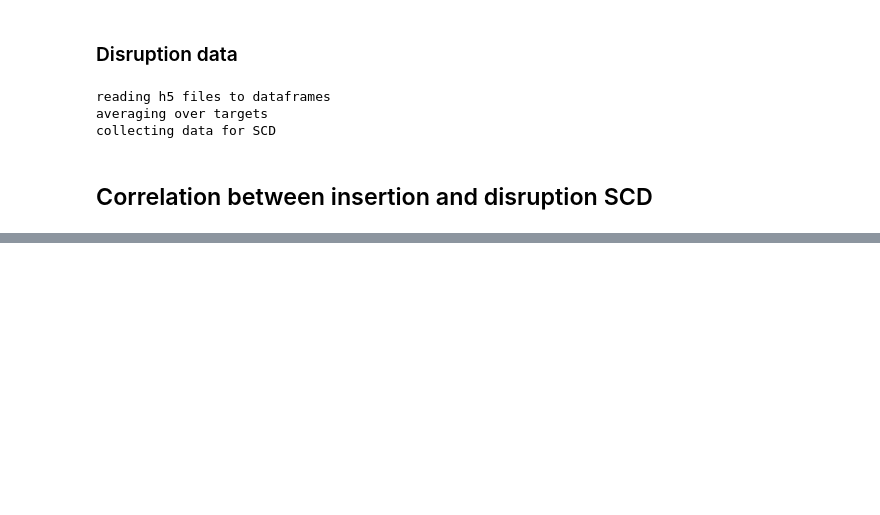
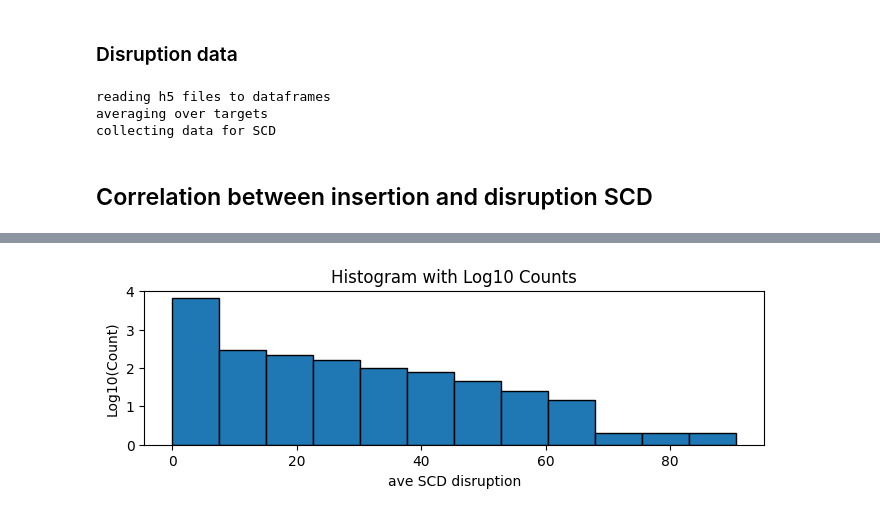
Before and after one commit to Fudenberg-Research-Group/akitaV2-analyses, a Jupyter notebook: experiments/virtual_insertion_singletons/analysis/insertion_disruption_correlation.ipynb, the cells around one changed output, grey strips where cells are left out. Drawn from its saved outputs; the diff is of its cells as text; code cells hidden in the pictures; blank space fills up the shorter version.

```diff
--- a/experiments/virtual_insertion_singletons/analysis/insertion_disruption_correlation.ipynb
+++ b/experiments/virtual_insertion_singletons/analysis/insertion_disruption_correlation.ipynb
@@ -67,0 +84,16 @@ Text(0, 0.5, 'ave SCD disruption')
+# %%
+fig, ax = plt.subplots(figsize=(8, 2))
+
+plt.bar(d_bin_edges[:-1], d_log_counts, width=np.diff(d_bin_edges), edgecolor="black", align="edge")
+
+ax.set_xlim(lims)
+
+# # Add labels and title
+plt.xlabel(f"ave {stat_of_analysis_interest} disruption")
+plt.ylabel("Log10(Count)")
+plt.title("Histogram with Log10 Counts")
+
+# Show plot
+plt.show()
+# %% [output]
+[figure, added]
```
Also changed, not shown: parts of 11 cells of this notebook.
